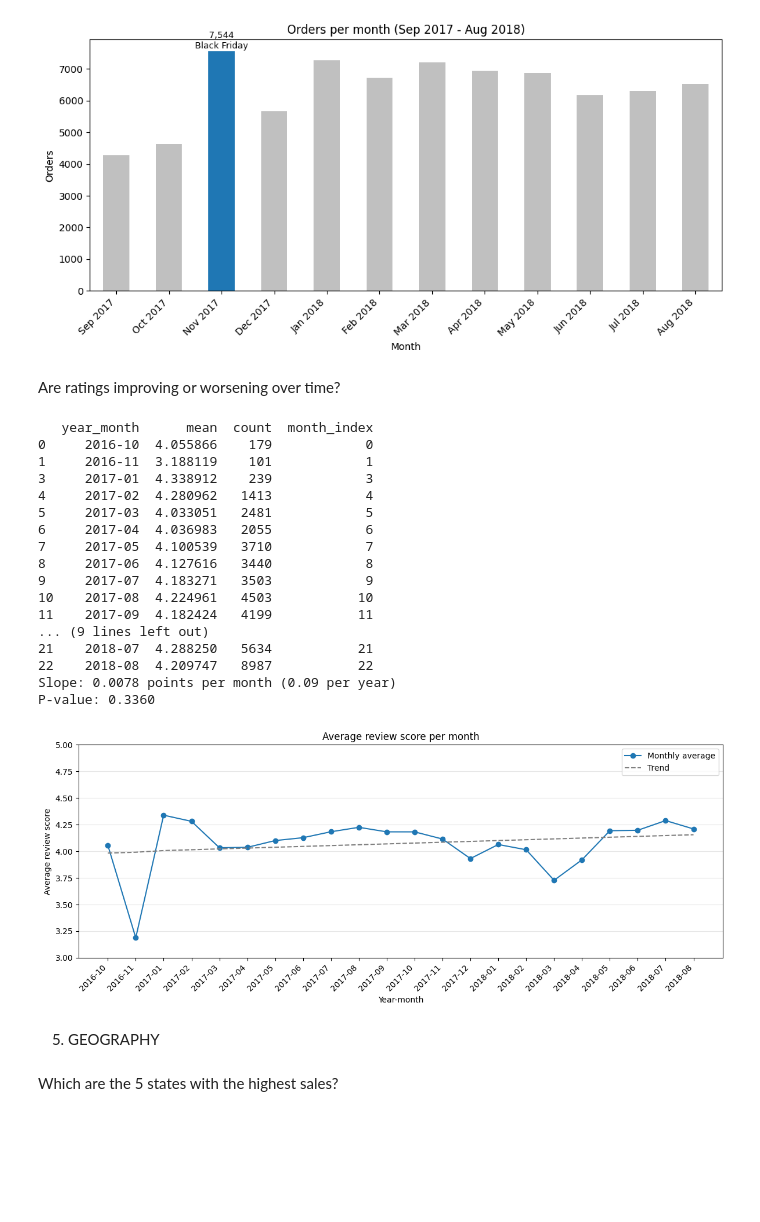
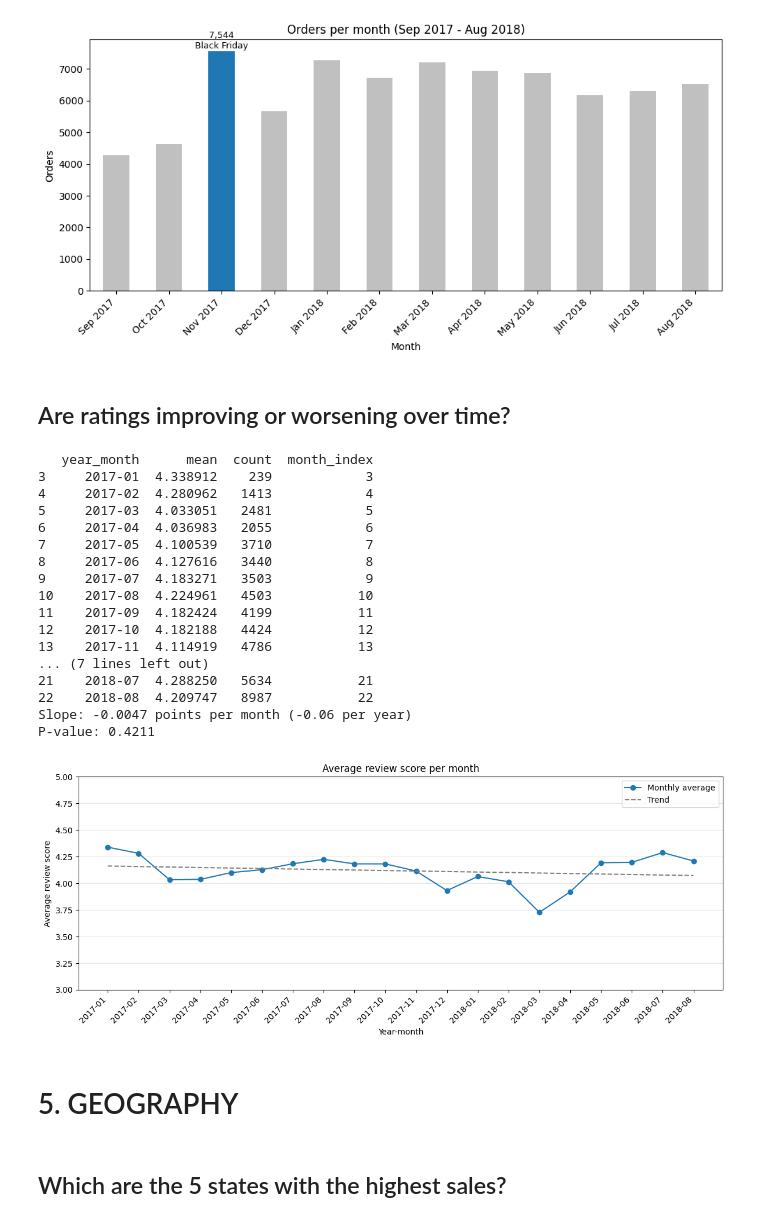
Before and after one commit to CrazySlots/data-engineering-portfolio, a Jupyter notebook: 01_data_exploration/proyecto_1_datasets.ipynb, the cells around one changed output. Saved outputs shown, nothing was run; the diff lists cells and outputs as text; code cells hidden in the pictures; blank space fills up the shorter version.

```diff
--- a/01_data_exploration/proyecto_1_datasets.ipynb
+++ b/01_data_exploration/proyecto_1_datasets.ipynb
@@ -586,7 +587,7 @@ month
 dtype: int64
 [figure]
 # %% [markdown]
-Are ratings improving or worsening over time?
+## Are ratings improving or worsening over time?
 # %%
 #Are ratings improving or worsening over time?
 #Use year-month (to_period) so January 2017 and January 2018 stay separate
@@ -594,11 +595,13 @@ df_order_reviews['review_creation_date']=pd.to_datetime(df_order_reviews['review
 df_order_reviews['year_month']=df_order_reviews['review_creation_date'].dt.to_period('M')
 df_review_rate_monthly=df_order_reviews.groupby('year_month')['review_score'].agg(['mean','count']).reset_index()
 
-#Month number (0, 1, 2...) to measure the trend
+#Month number to measure the trend
 df_review_rate_monthly['month_index']=range(len(df_review_rate_monthly))
 
 #Keep only months with enough reviews to be reliable
-df_review_rate_monthly=df_review_rate_monthly[df_review_rate_monthly['count']>=100]
+#Keep the same period with complete data used in the orders analysis
+df_review_rate_monthly=df_review_rate_monthly[(df_review_rate_monthly['year_month']>=pd.Period('2017-01', freq='M')) &
+                                              (df_review_rate_monthly['year_month']<=pd.Period('2018-08', freq='M'))]
 print(df_review_rate_monthly)
 
 #Trend: linear regression of the monthly average rating over time
@@ -608,42 +611,41 @@ print(f"P-value: {p_value:.4f}")
 
 #Plot: monthly average rating and trend line
 x_labels=df_review_rate_monthly['year_month'].astype(str)
 
 plt.figure(figsize=(12, 5))
 plt.plot(x_labels, df_review_rate_monthly['mean'], marker='o', label='Monthly average')
 plt.plot(x_labels, intercept + slope * df_review_rate_monthly['month_index'],
          linestyle='--', color='gray', label='Trend')
 plt.title('Average review score per month')
 plt.xlabel('Year-month')
 plt.ylabel('Average review score')
 plt.ylim(3, 5)  # Zoomed enough to see changes without exaggerating them
 plt.xticks(rotation=45, ha='right')
 plt.grid(axis='y', alpha=0.3)
 plt.legend()
 plt.tight_layout()
 plt.show()
 # %% [output]
    year_month      mean  count  month_index
-0     2016-10  4.055866    179            0
-1     2016-11  3.188119    101            1
 3     2017-01  4.338912    239            3
 4     2017-02  4.280962   1413            4
 5     2017-03  4.033051   2481            5
 6     2017-04  4.036983   2055            6
 7     2017-05  4.100539   3710            7
 8     2017-06  4.127616   3440            8
 9     2017-07  4.183271   3503            9
 10    2017-08  4.224961   4503           10
 11    2017-09  4.182424   4199           11
-... (9 lines left out)
+12    2017-10  4.182188   4424           12
+13    2017-11  4.114919   4786           13
+... (7 lines left out)
 21    2018-07  4.288250   5634           21
 22    2018-08  4.209747   8987           22
-Slope: 0.0078 points per month (0.09 per year)
-P-value: 0.3360
+Slope: -0.0047 points per month (-0.06 per year)
+P-value: 0.4211
-[figure, old version]
+[figure, new version]
 # %% [markdown]
-
-5. GEOGRAPHY
+# 5. GEOGRAPHY
 # %% [markdown]
-Which are the 5 states with the highest sales?
+## Which are the 5 states with the highest sales?
 # %%
```
Also changed, not shown: parts of 29 cells of this notebook, 2 other files.
